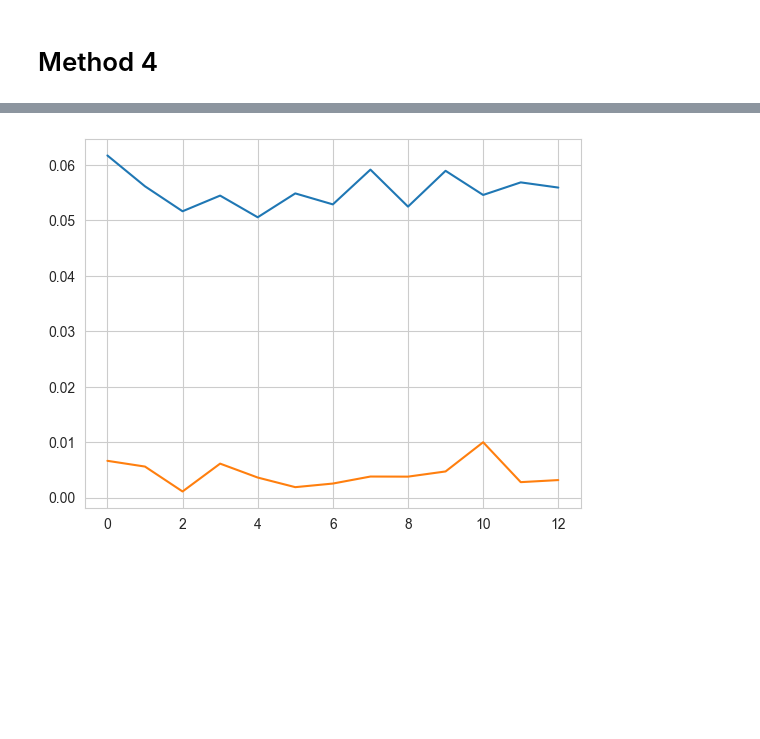
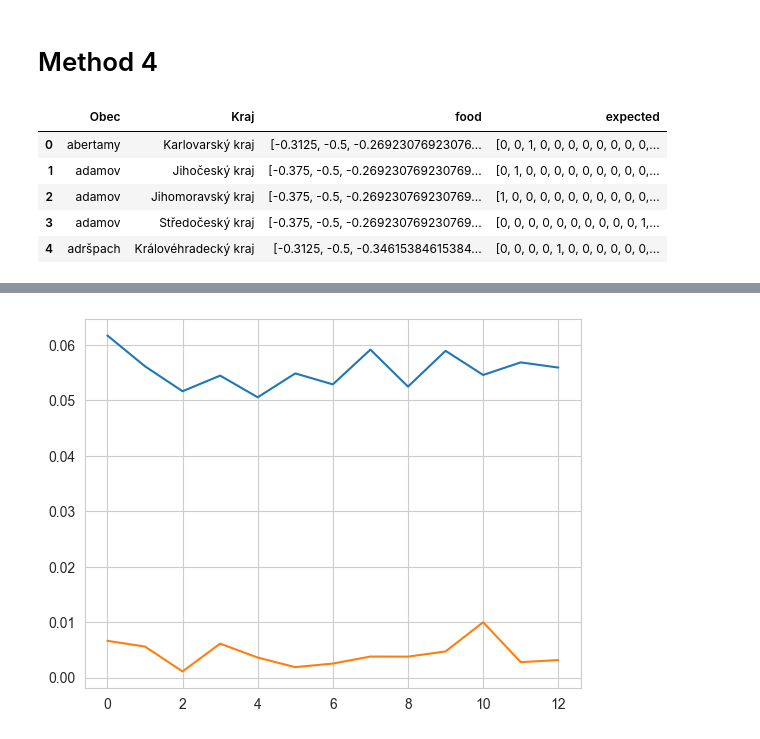
Before and after one commit to blahasimon/datascience, a Jupyter notebook: method_4.ipynb, the cells around one changed output, grey strips where cells are left out. Saved outputs shown, nothing was run; the diff lists cells and outputs as text; code cells hidden in the pictures; blank space fills up the shorter version.

```diff
--- a/method_4.ipynb
+++ b/method_4.ipynb
@@ -55,16 +101,32 @@ SUBSTRINGS = CZ_ALPHABET
 # %%
 VECTORIZATION_FUNC = lambda x: word_to_custom_vector(x, CUSTOM)
 
 data = pd.read_csv('data.csv', encoding = 'ansi', usecols=['Obec', 'Kraj'])
+
+# zbavit se prahy
 data = data[data['Obec'] != 'Praha']
 
 data['Obec'] = data['Obec'].str.lower()
 
 data['food'] = data['Obec'].apply(VECTORIZATION_FUNC)
-data['food'] = data['food'].apply(lambda x: x / np.linalg.norm(x))
+
+# range from -0.5 to 0.5
+food_max = np.max(np.stack(data['food'].values), axis=0)
+food_min = np.min(np.stack(data['food'].values), axis=0)
+data['food'] = data['food'].apply(lambda x: (x - food_min) / (food_max - food_min) - 0.5)
+data['food'] = data['food'].apply(lambda x: np.nan_to_num(x))
 
 LIST_KRAJE = np.sort(data['Kraj'].unique().tolist())
 data['expected'] = data['Kraj'].apply(lambda x: word_to_vector(x, LIST_KRAJE))
+
+data.head()
+# %% [output]
+|  | Obec | Kraj | food | expected |
+| 0 | abertamy | Karlovarský kraj | [-0.3125, -0.5, -0.26923076923076... | [0, 0, 1, 0, 0, 0, 0, 0, 0, 0, 0,... |
+| 1 | adamov | Jihočeský kraj | [-0.375, -0.5, -0.269230769230769... | [0, 1, 0, 0, 0, 0, 0, 0, 0, 0, 0,... |
+| 2 | adamov | Jihomoravský kraj | [-0.375, -0.5, -0.269230769230769... | [1, 0, 0, 0, 0, 0, 0, 0, 0, 0, 0,... |
+| 3 | adamov | Středočeský kraj | [-0.375, -0.5, -0.269230769230769... | [0, 0, 0, 0, 0, 0, 0, 0, 0, 0, 1,... |
+| 4 | adršpach | Královéhradecký kraj | [-0.3125, -0.5, -0.34615384615384... | [0, 0, 0, 0, 1, 0, 0, 0, 0, 0, 0,... |
 # %%
 TEST_SIZE = 0.2
 data_train = data.sample(frac=(1-TEST_SIZE), random_state=0)
```
Also changed, not shown: parts of 11 cells of this notebook, 2 other files.
